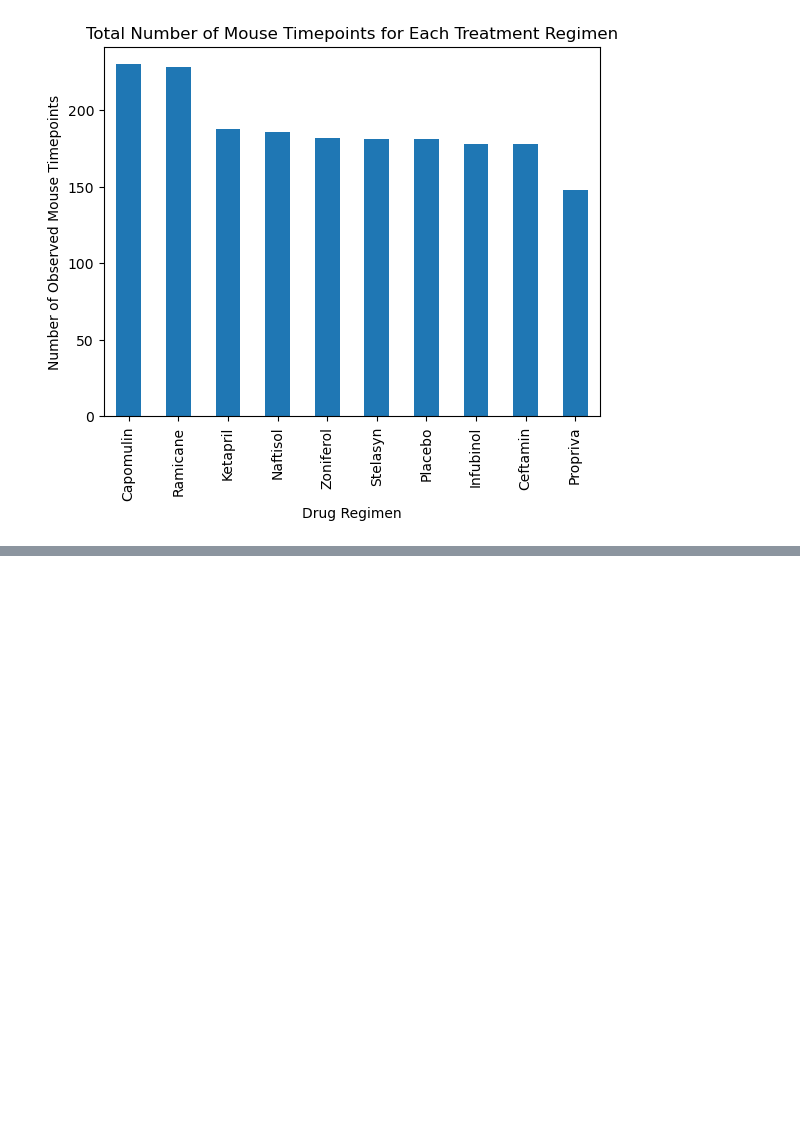
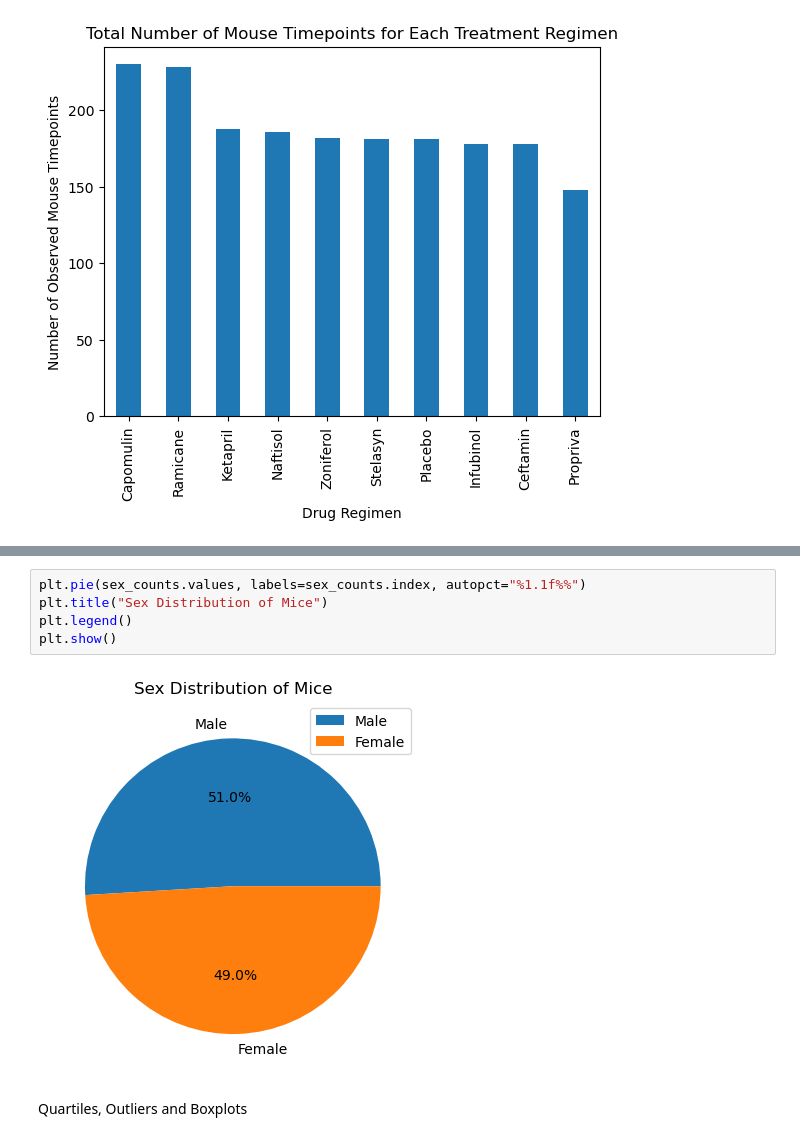
Before and after one commit to gmmarsh/didactic-giggle, a Jupyter notebook: Pymaceuticals/pymaceuticals_final_analysis.ipynb, the cells around one changed output, grey strips where cells are left out. Drawn from its saved outputs; the diff is of its cells as text; blank space fills up the shorter version.

```diff
--- a/Pymaceuticals/pymaceuticals_final_analysis.ipynb
+++ b/Pymaceuticals/pymaceuticals_final_analysis.ipynb
@@ -137,0 +154,9 @@ plt.show()
+# %%
+plt.pie(sex_counts.values, labels=sex_counts.index, autopct="%1.1f%%")
+plt.title("Sex Distribution of Mice")
+plt.legend()
+plt.show()
+# %% [output]
+[figure, added]
+# %% [markdown]
+Quartiles, Outliers and Boxplots
```
Also changed, not shown: parts of 2 cells of this notebook.
